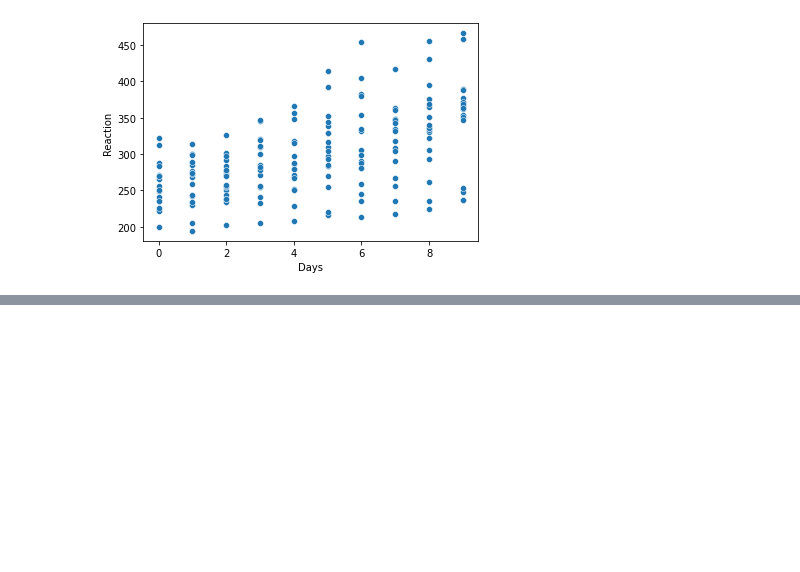
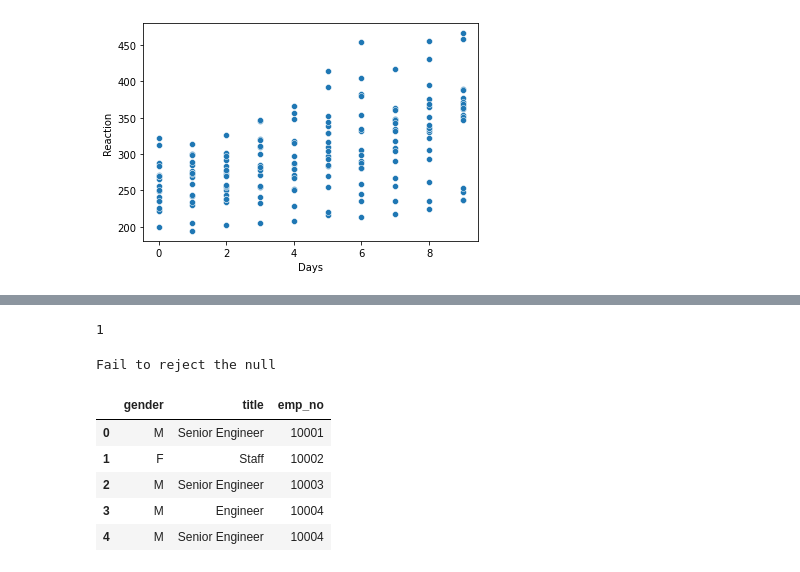
Before and after one commit to Addisalem-Kemal/Statstics_exercisese, a Jupyter notebook: hypothesis_testing.ipynb, the cells around one changed output, grey strips where cells are left out. Cells and saved outputs as stored; diff of their text form; code cells hidden in the pictures; blank space fills up the shorter version.

```diff
--- a/hypothesis_testing.ipynb
+++ b/hypothesis_testing.ipynb
@@ -648,0 +857,11 @@ plt.show()
+# %%
+degf
+# %% [output]
+1
+# %%
+if p < α:
+    print("Reject the null")
+else:
+    print("Fail to reject the null")
+# %% [output]
+Fail to reject the null
@@ -648,0 +873,14 @@ plt.show()
+# %%
+query = '''select gender, title, emp_no
+            from employees
+            join titles
+            using (emp_no)'''
+df3 = pd.read_sql(query, url)
+df3.head()
+# %% [output]
+|  | gender | title | emp_no |
+| 0 | M | Senior Engineer | 10001 |
+| 1 | F | Staff | 10002 |
+| 2 | M | Senior Engineer | 10003 |
+| 3 | M | Engineer | 10004 |
+| 4 | M | Senior Engineer | 10004 |
```
Also changed, not shown: parts of 28 cells of this notebook.
